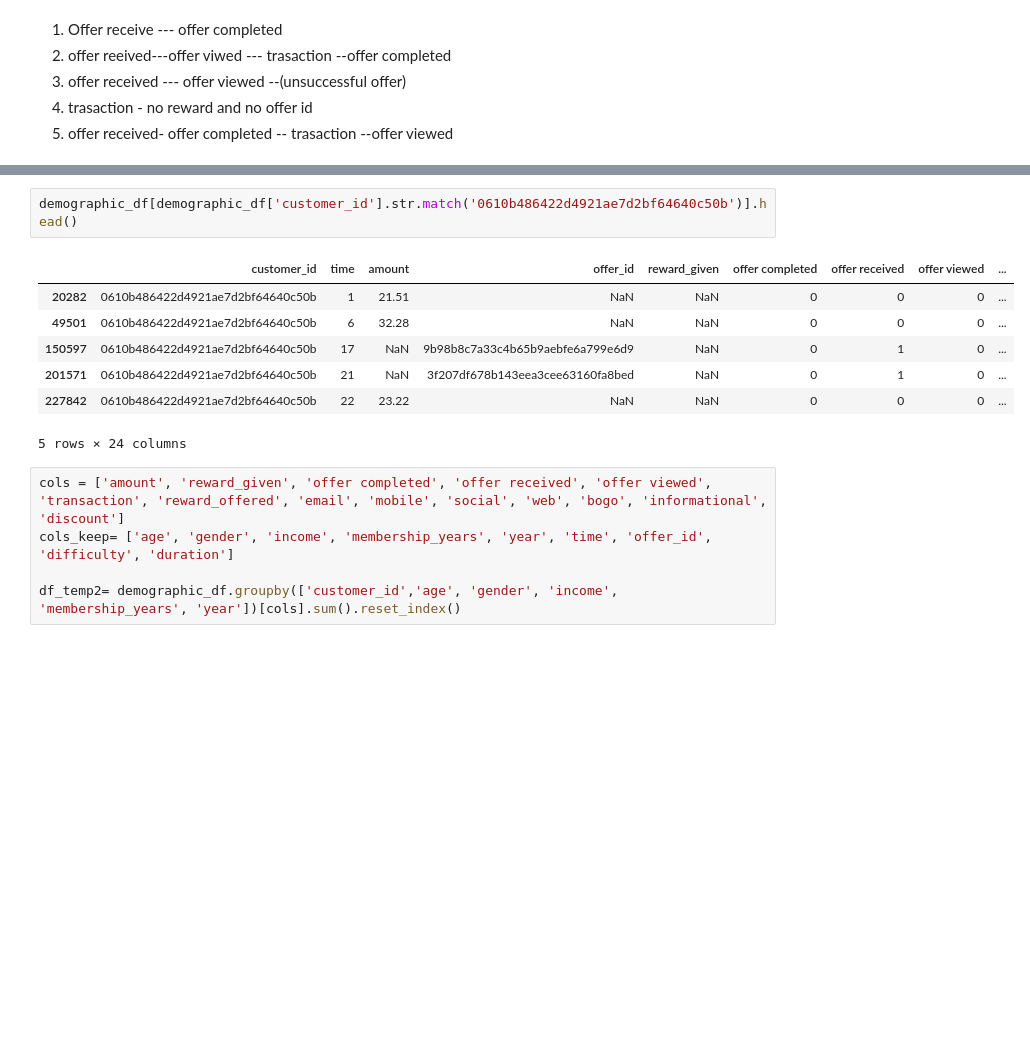
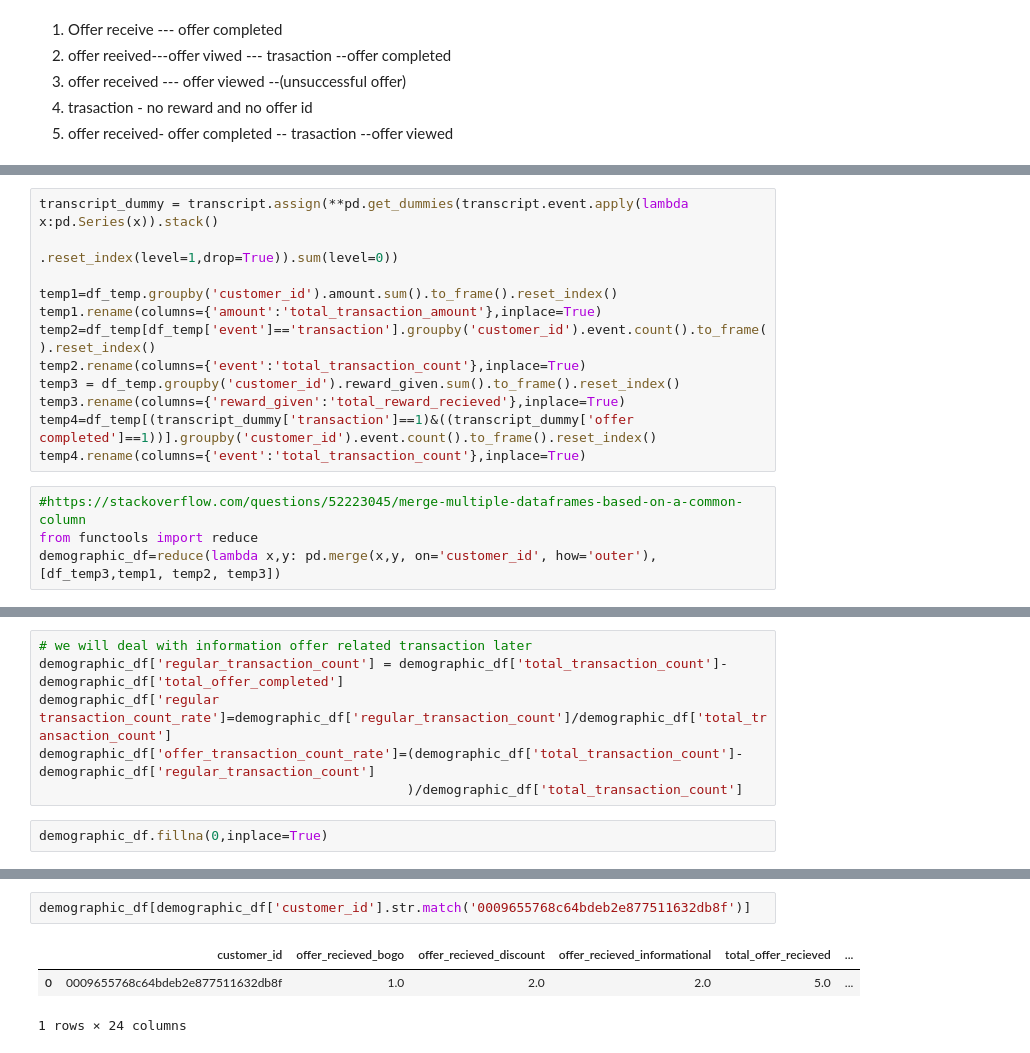
Before and after one commit to sharvaridhote/DataScience-Capstone-Udacity, a Jupyter notebook: Starbuck_Challange_Capstone_final.ipynb, the cells around one changed output, grey strips where cells are left out. Saved outputs shown, nothing was run; the diff lists cells and outputs as text; blank space fills up the shorter version.

Commit message:
Offer dataframe and non offer dataframe
From three dataframes,
1. offer related transaction were edited.
2. New offer_df was created
3. removed unrelated transactions

```diff
--- a/Starbuck_Challange_Capstone_final.ipynb
+++ b/Starbuck_Challange_Capstone_final.ipynb
@@ -480,0 +568,16 @@ demographic_df.head()
+# %%
+transcript_dummy = transcript.assign(**pd.get_dummies(transcript.event.apply(lambda x:pd.Series(x)).stack()
+                                                    .reset_index(level=1,drop=True)).sum(level=0))
+
+temp1=df_temp.groupby('customer_id').amount.sum().to_frame().reset_index()
+temp1.rename(columns={'amount':'total_transaction_amount'},inplace=True)
+temp2=df_temp[df_temp['event']=='transaction'].groupby('customer_id').event.count().to_frame().reset_index()
+temp2.rename(columns={'event':'total_transaction_count'},inplace=True)
+temp3 = df_temp.groupby('customer_id').reward_given.sum().to_frame().reset_index()
+temp3.rename(columns={'reward_given':'total_reward_recieved'},inplace=True)
+temp4=df_temp[(transcript_dummy['transaction']==1)&((transcript_dummy['offer completed']==1))].groupby('customer_id').event.count().to_frame().reset_index()
+temp4.rename(columns={'event':'total_transaction_count'},inplace=True)
+# %%
+#https://stackoverflow.com/questions/52223045/merge-multiple-dataframes-based-on-a-common-column
+from functools import reduce
+demographic_df=reduce(lambda x,y: pd.merge(x,y, on='customer_id', how='outer'), [df_temp3,temp1, temp2, temp3])
@@ -480,0 +594,8 @@ demographic_df.head()
+# %%
+# we will deal with information offer related transaction later
+demographic_df['regular_transaction_count'] = demographic_df['total_transaction_count']-demographic_df['total_offer_completed']
+demographic_df['regular transaction_count_rate']=demographic_df['regular_transaction_count']/demographic_df['total_transaction_count']
+demographic_df['offer_transaction_count_rate']=(demographic_df['total_transaction_count']-demographic_df['regular_transaction_count']
+                                               )/demographic_df['total_transaction_count']
+# %%
+demographic_df.fillna(0,inplace=True)
@@ -491,16 +632,7 @@ demographic_df[demographic_df['customer_id'].str.match('0610b486422d4921ae7d2bf6
 # %%
-demographic_df[demographic_df['customer_id'].str.match('0610b486422d4921ae7d2bf64640c50b')].head()
+demographic_df[demographic_df['customer_id'].str.match('0009655768c64bdeb2e877511632db8f')]
 # %% [output]
-|  | customer_id | time | amount | offer_id | reward_given | offer completed | offer received | offer viewed | ... |
-| 20282 | 0610b486422d4921ae7d2bf64640c50b | 1 | 21.51 | NaN | NaN | 0 | 0 | 0 | ... |
-| 49501 | 0610b486422d4921ae7d2bf64640c50b | 6 | 32.28 | NaN | NaN | 0 | 0 | 0 | ... |
-| 150597 | 0610b486422d4921ae7d2bf64640c50b | 17 | NaN | 9b98b8c7a33c4b65b9aebfe6a799e6d9 | NaN | 0 | 1 | 0 | ... |
-| 201571 | 0610b486422d4921ae7d2bf64640c50b | 21 | NaN | 3f207df678b143eea3cee63160fa8bed | NaN | 0 | 1 | 0 | ... |
-| 227842 | 0610b486422d4921ae7d2bf64640c50b | 22 | 23.22 | NaN | NaN | 0 | 0 | 0 | ... |
+|  | customer_id | offer_recieved_bogo | offer_recieved_discount | offer_recieved_informational | total_offer_recieved | ... |
+| 0 | 0009655768c64bdeb2e877511632db8f | 1.0 | 2.0 | 2.0 | 5.0 | ... |
-5 rows × 24 columns
+1 rows × 24 columns
-# %%
-cols = ['amount', 'reward_given', 'offer completed', 'offer received', 'offer viewed', 'transaction', 'reward_offered', 'email', 'mobile', 'social', 'web', 'bogo', 'informational', 'discount']
-cols_keep= ['age', 'gender', 'income', 'membership_years', 'year', 'time', 'offer_id', 'difficulty', 'duration']
-
-df_temp2= demographic_df.groupby(['customer_id','age', 'gender', 'income', 'membership_years', 'year'])[cols].sum().reset_index()
 # %%
```
Also changed, not shown: parts of 108 cells of this notebook.
